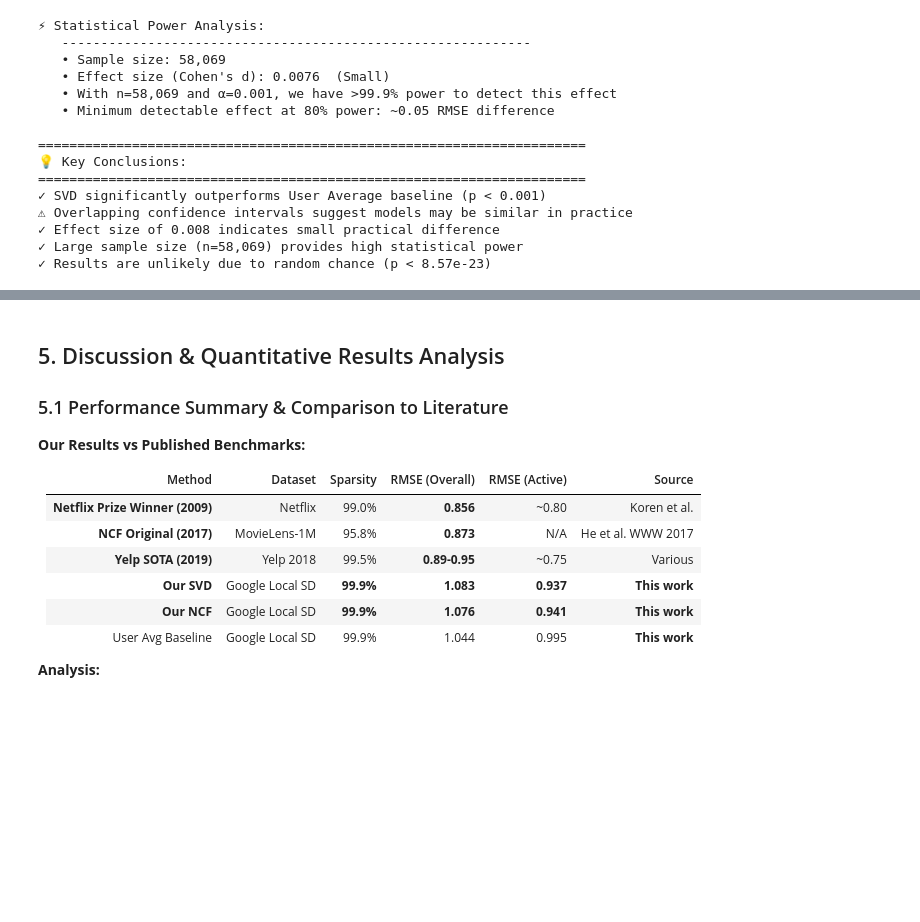
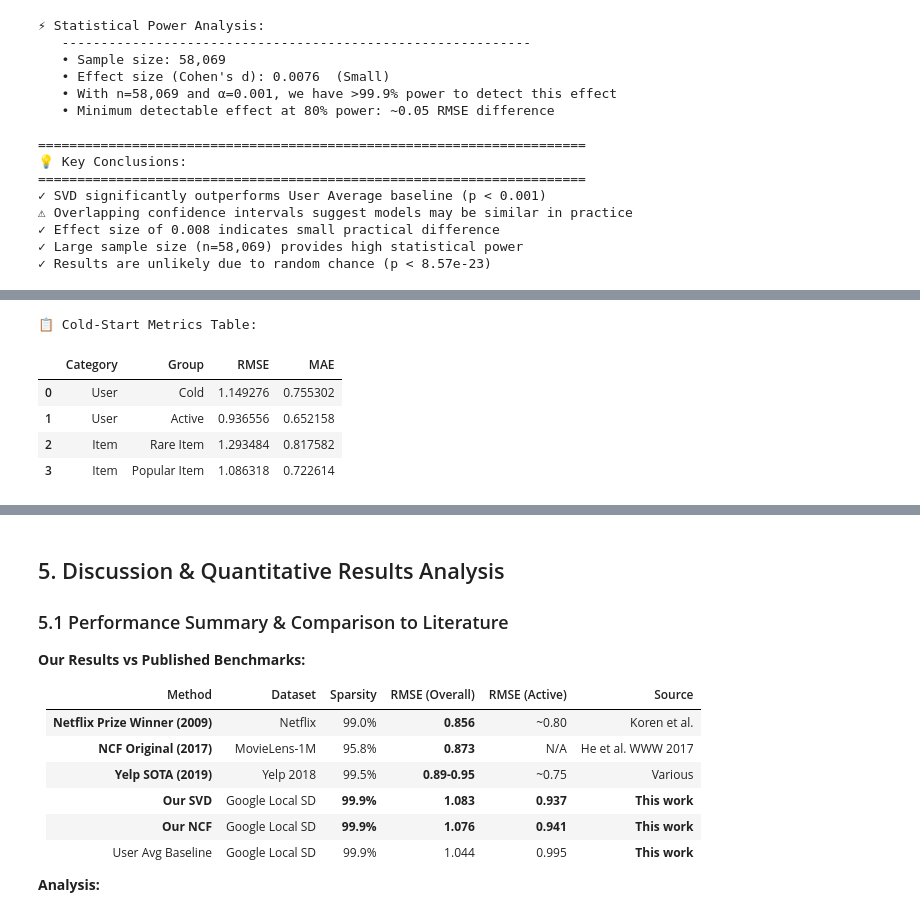
Before and after one commit to Pradyumna-SV/sandiego-dining-concierge, a Jupyter notebook: notebooks/workbook.ipynb, the cells around one changed output, grey strips where cells are left out. Saved outputs shown, nothing was run; the diff lists cells and outputs as text; code cells hidden in the pictures; blank space fills up the shorter version.

```diff
--- a/notebooks/workbook.ipynb
+++ b/notebooks/workbook.ipynb
@@ -2243,0 +2367,57 @@ print(f"✓ Results are unlikely due to random chance (p < {max(p_value_1, p_val
+# %%
+from sklearn.metrics import mean_squared_error, mean_absolute_error
+import numpy as np
+import pandas as pd
+
+# User types
+user_review_counts = train_df['user_id'].value_counts()
+test_df_copy['user_type'] = test_df_copy['user_id'].map(
+    lambda x: 'Cold' if user_review_counts.get(x,0) <= 5 else 'Active'
+)
+
+# Item types
+item_counts = train_df['place_name'].value_counts()
+test_df_copy['item_type'] = test_df_copy['place_name'].map(
+    lambda x: 'Rare Item' if item_counts.get(x,0) <= 5 else 'Popular Item'
+)
+
+# Compute RMSE/MAE
+def compute_metrics(y_true, y_pred):
+    return {
+        'RMSE': np.sqrt(mean_squared_error(y_true, y_pred)),
+        'MAE': mean_absolute_error(y_true, y_pred)
+    }
+
+# User metrics
+user_metrics = []
+for user_type in ['Cold','Active']:
+    y_true = test_df_copy[test_df_copy['user_type']==user_type]['rating']
+    y_pred = test_df_copy[test_df_copy['user_type']==user_type]['pred_svd']
+    metrics = compute_metrics(y_true, y_pred)
+    metrics['Group'] = user_type
+    metrics['Category'] = 'User'
+    user_metrics.append(metrics)
+
+# Item metrics
+item_metrics = []
+for item_type in ['Rare Item','Popular Item']:
+    y_true = test_df_copy[test_df_copy['item_type']==item_type]['rating']
+    y_pred = test_df_copy[test_df_copy['item_type']==item_type]['pred_svd']
+    metrics = compute_metrics(y_true, y_pred)
+    metrics['Group'] = item_type
+    metrics['Category'] = 'Item'
+    item_metrics.append(metrics)
+
+# Combine
+metrics_combined = pd.DataFrame(user_metrics + item_metrics)
+metrics_combined = metrics_combined[['Category','Group','RMSE','MAE']]
+
+print("\n📋 Cold-Start Metrics Table:")
+display(metrics_combined)
+# %% [output]
+📋 Cold-Start Metrics Table:
+|  | Category | Group | RMSE | MAE |
+| 0 | User | Cold | 1.149276 | 0.755302 |
+| 1 | User | Active | 0.936556 | 0.652158 |
+| 2 | Item | Rare Item | 1.293484 | 0.817582 |
+| 3 | Item | Popular Item | 1.086318 | 0.722614 |
```
Also changed, not shown: parts of 10 cells of this notebook.
